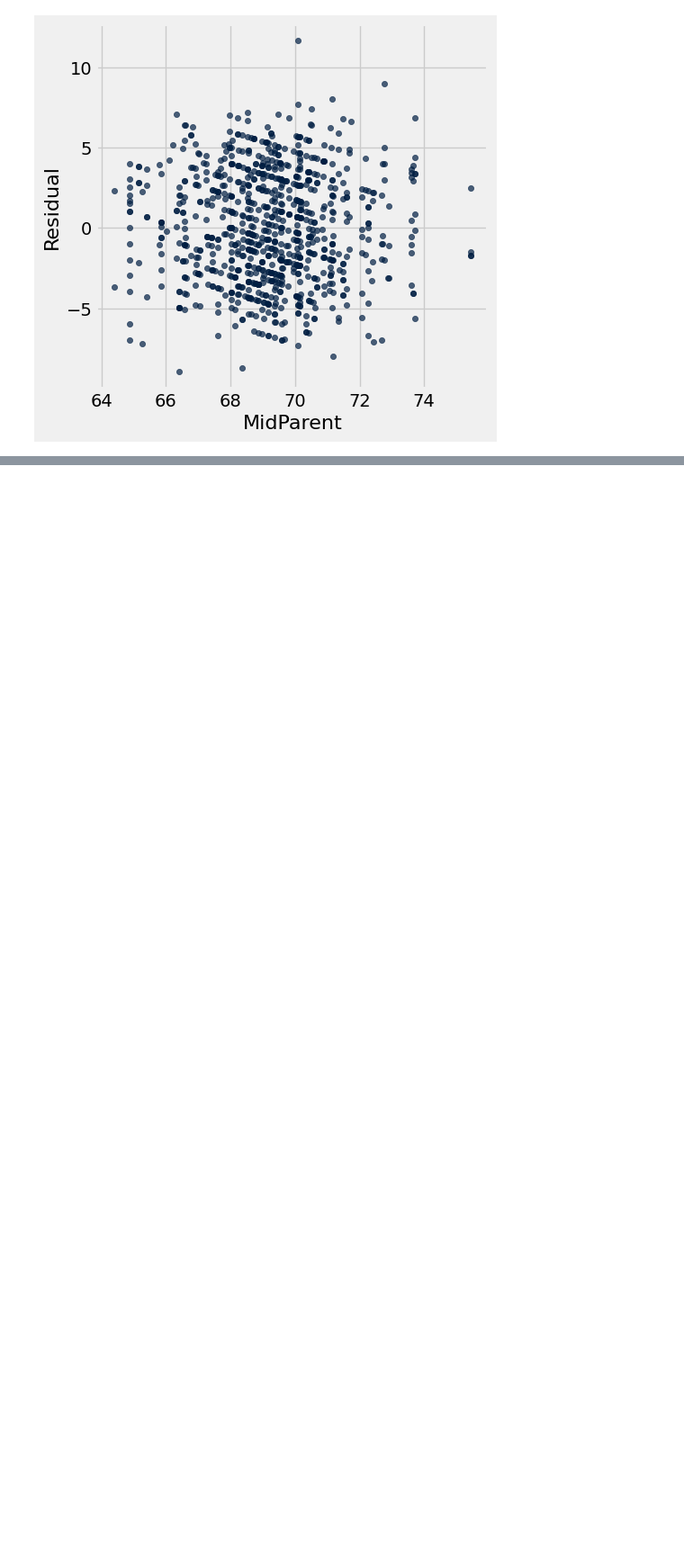
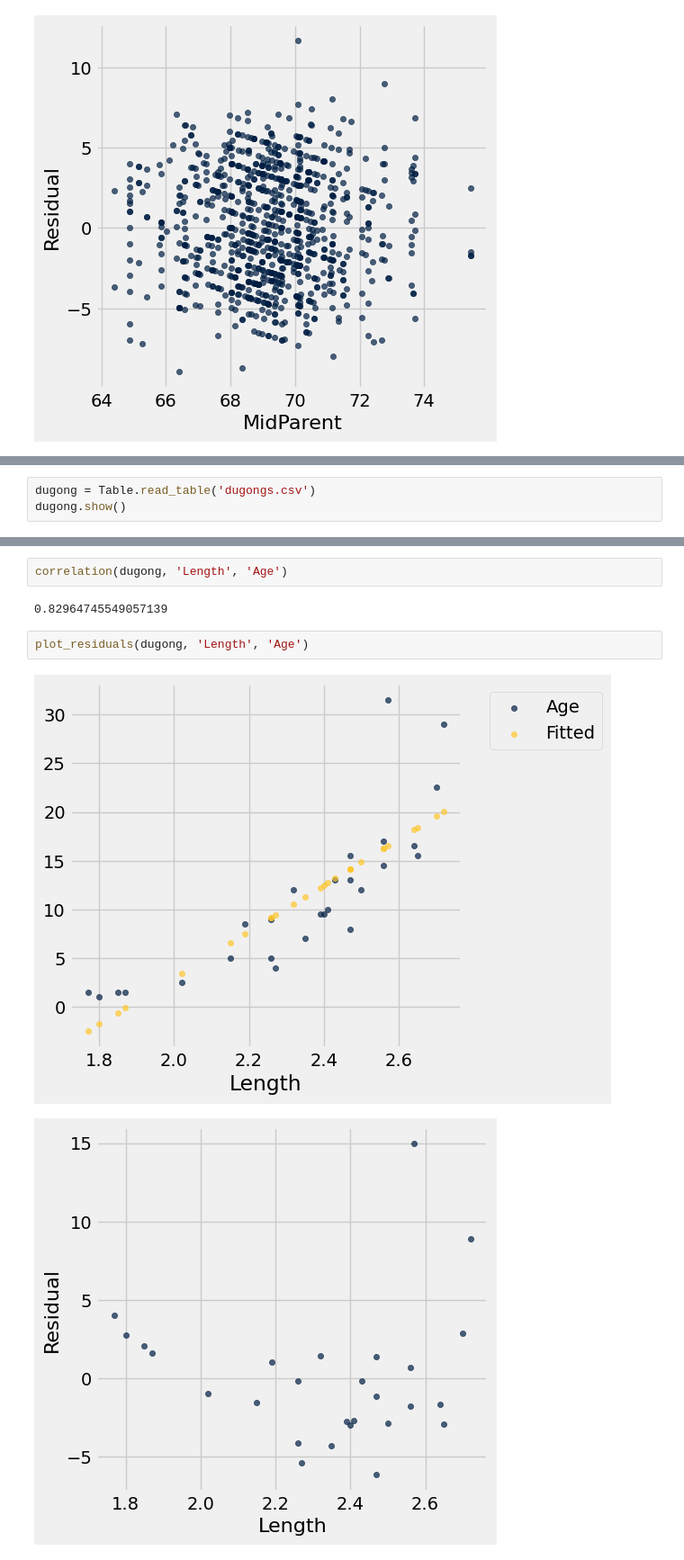
Before and after one commit to ciretorres/python, a Jupyter notebook: data8.3x/week3/sec06_residuals.ipynb, the cells around one changed output, grey strips where cells are left out. Shown at 90% size. Saved outputs shown, nothing was run; the diff lists cells and outputs as text; blank space fills up the shorter version.

```diff
--- a/data8.3x/week3/sec06_residuals.ipynb
+++ b/data8.3x/week3/sec06_residuals.ipynb
@@ -110,0 +114,3 @@ plot_residuals(heights, 'MidParent', 'Child')
+# %%
+dugong = Table.read_table('dugongs.csv')
+dugong.show()
@@ -110,0 +135,9 @@ plot_residuals(heights, 'MidParent', 'Child')
+# %%
+correlation(dugong, 'Length', 'Age')
+# %% [output]
+0.82964745549057139
+# %%
+plot_residuals(dugong, 'Length', 'Age')
+# %% [output]
+[figure, added]
+[figure, added]
```
Also changed, not shown: parts of 8 cells of this notebook, 3 other files.
